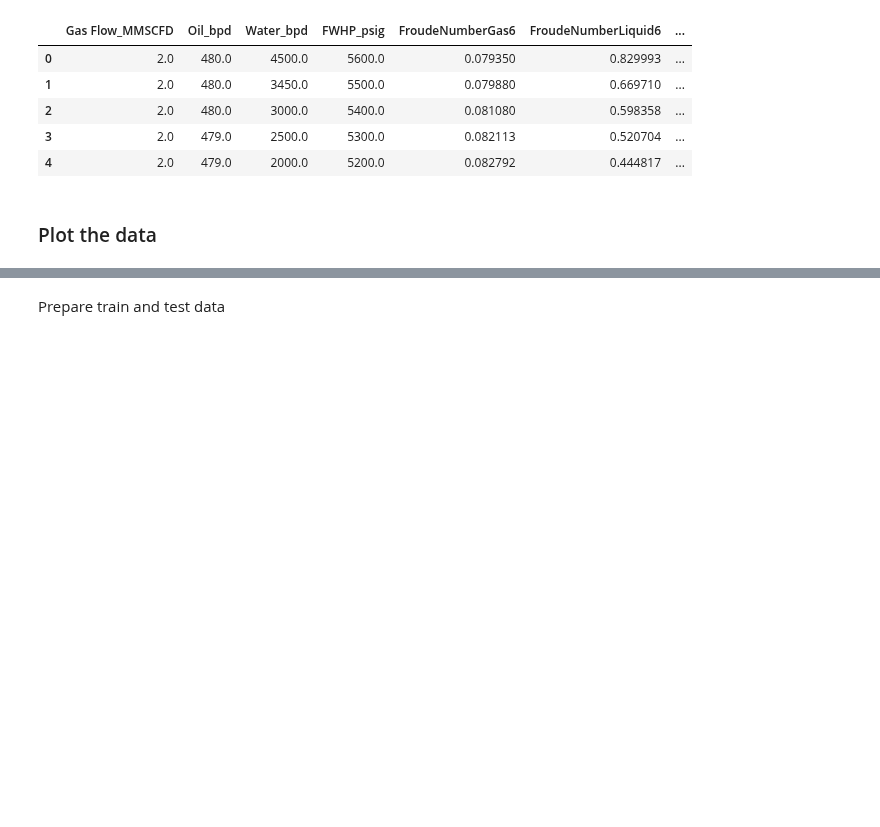
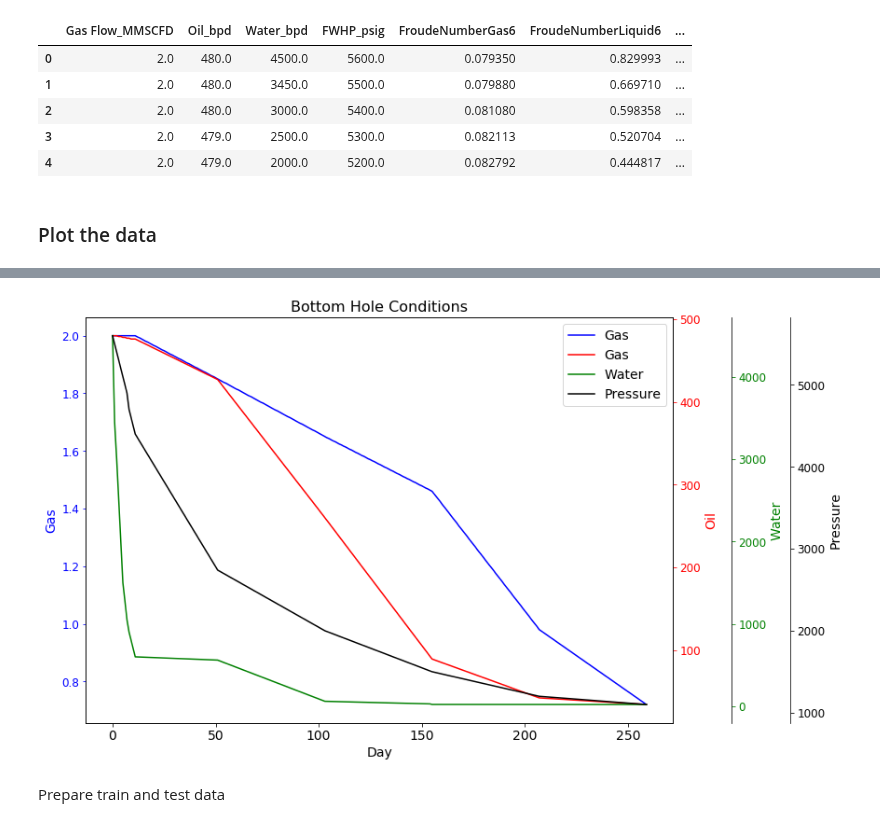
Before and after one commit to d8veone/Shale_well_Machine_Learning, a Jupyter notebook: Well_prediction.ipynb, the cells around one changed output, grey strips where cells are left out. Saved outputs shown, nothing was run; the diff lists cells and outputs as text; code cells hidden in the pictures; blank space fills up the shorter version.

```diff
--- a/Well_prediction.ipynb
+++ b/Well_prediction.ipynb
@@ -153,3 +150,12 @@ plt.show()
+# %%
+four_y_plot(df['Gas Flow_MMSCFD'], "Gas",
+                   df['Oil_bpd'], "Oil",
+                   df['Water_bpd'],"Water",
+                   df['FWHP_psig'], "Pressure",
+                   "Day",
+                   "Bottom Hole Conditions")
+# %% [output]
+[figure, added]
 # %% [markdown]
 Prepare train and test data
 # %%
```
Also changed, not shown: parts of 7 cells of this notebook.
